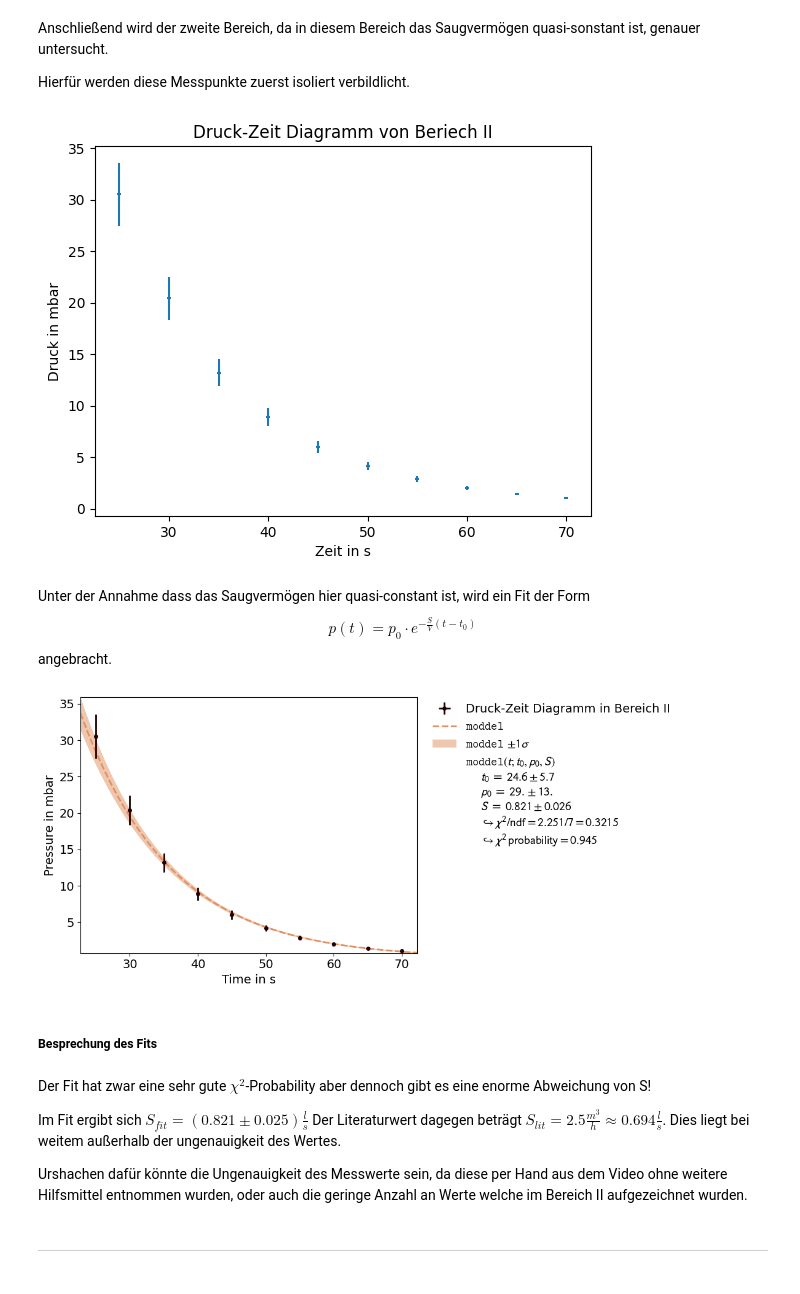
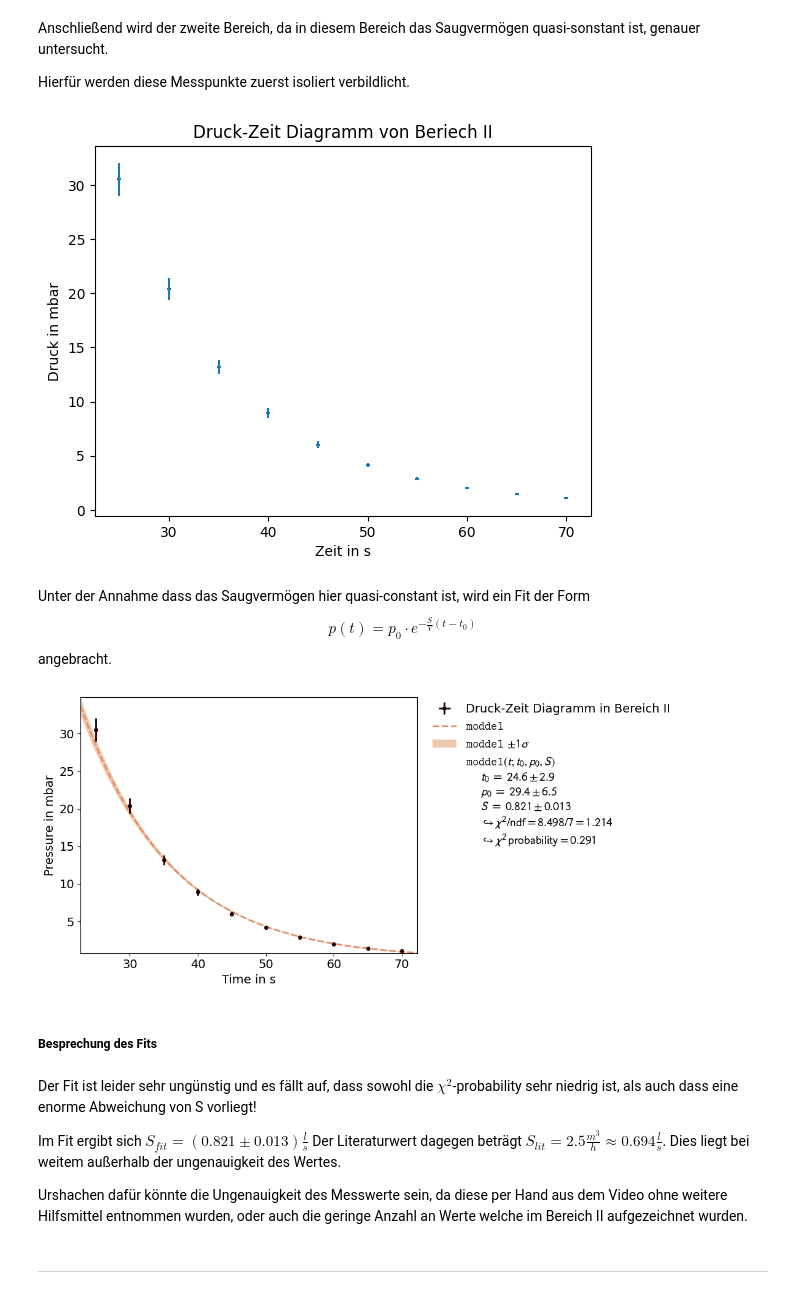
Before and after one commit to AlFa-Tier/Uni_codes, a Jupyter notebook: Praktikum/Vakuum/Vakuum.ipynb, the cells around one changed output. Cells and saved outputs as stored; diff of their text form; code cells hidden in the pictures.

```diff
--- a/Praktikum/Vakuum/Vakuum.ipynb
+++ b/Praktikum/Vakuum/Vakuum.ipynb
@@ -318,13 +318,13 @@ Anschließend wird der zweite Bereich, da in diesem Bereich das Saugvermögen qu
 
 Hierfür werden diese Messpunkte zuerst isoliert verbildlicht.
 # %%
-plt.errorbar(time[5:15],pressure[5:15],yerr=0.1*pressure[5:15],xerr=0.196,ls='none')
+plt.errorbar(time[5:15],pressure[5:15],yerr=0.05*pressure[5:15],xerr=0.196,ls='none')
 plt.title('Druck-Zeit Diagramm von Beriech II')
 plt.xlabel(('Zeit in s'))
 plt.ylabel('Druck in mbar')
 plt.show()
 # %% [output]
-[figure, old version]
+[figure, new version]
 # %% [markdown]
 Unter der Annahme dass das Saugvermögen hier quasi-constant ist, wird ein Fit der Form
 $$
@@ -342,7 +342,7 @@ dataset.axis_labels=['Time in s', 'Pressure in mbar']
 dataset.label='Druck-Zeit Diagramm in Bereich II'
 
 dataset.add_error(axis='x',err_val=0.196)
-dataset.add_error(axis='y',err_val=0.1*pressure[5:15])
+dataset.add_error(axis='y',err_val=0.05*pressure[5:15])
 
 
 
@@ -359,13 +359,13 @@ fit_result=kafe2.Plot([fit])
 fit_result.plot()
 plt.show()
 # %% [output]
-[figure, old version]
+[figure, new version]
 # %% [markdown]
 ##### Besprechung des Fits
 # %% [markdown]
-Der Fit hat zwar eine sehr gute $\chi^2$-Probability aber dennoch gibt es eine enorme Abweichung von S!
+Der Fit ist leider sehr ungünstig und es fällt auf, dass sowohl die $\chi^2$-probability sehr niedrig ist, als auch dass eine enorme Abweichung von S vorliegt!
 
-Im Fit ergibt sich $S_{fit}=\left(0.821\pm0.025\right)\frac{l}{s}$ Der Literaturwert dagegen beträgt $S_{lit}=2.5\frac{m^3}{h}\approx 0.694\frac ls$. Dies liegt bei weitem außerhalb der ungenauigkeit des Wertes.
+Im Fit ergibt sich $S_{fit}=\left(0.821\pm0.013\right)\frac{l}{s}$ Der Literaturwert dagegen beträgt $S_{lit}=2.5\frac{m^3}{h}\approx 0.694\frac ls$. Dies liegt bei weitem außerhalb der ungenauigkeit des Wertes.
 
 Urshachen dafür könnte die Ungenauigkeit des Messwerte sein, da diese per Hand aus dem Video ohne weitere Hilfsmittel entnommen wurden, oder auch die geringe Anzahl an Werte welche im Bereich II aufgezeichnet wurden.
 # %% [markdown]
```
Also changed, not shown: parts of 6 cells of this notebook, 1 other file.
